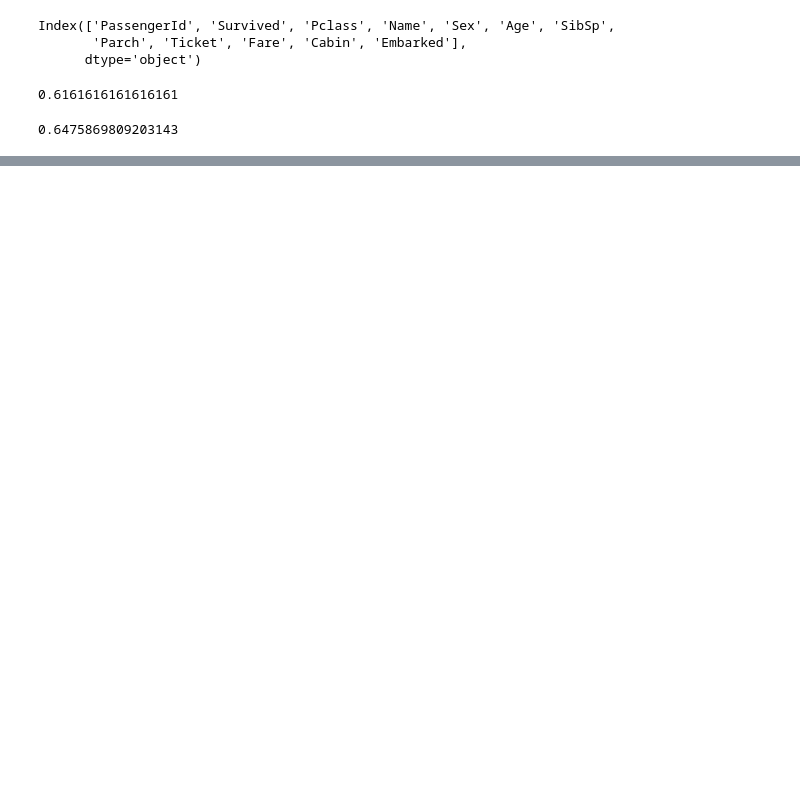
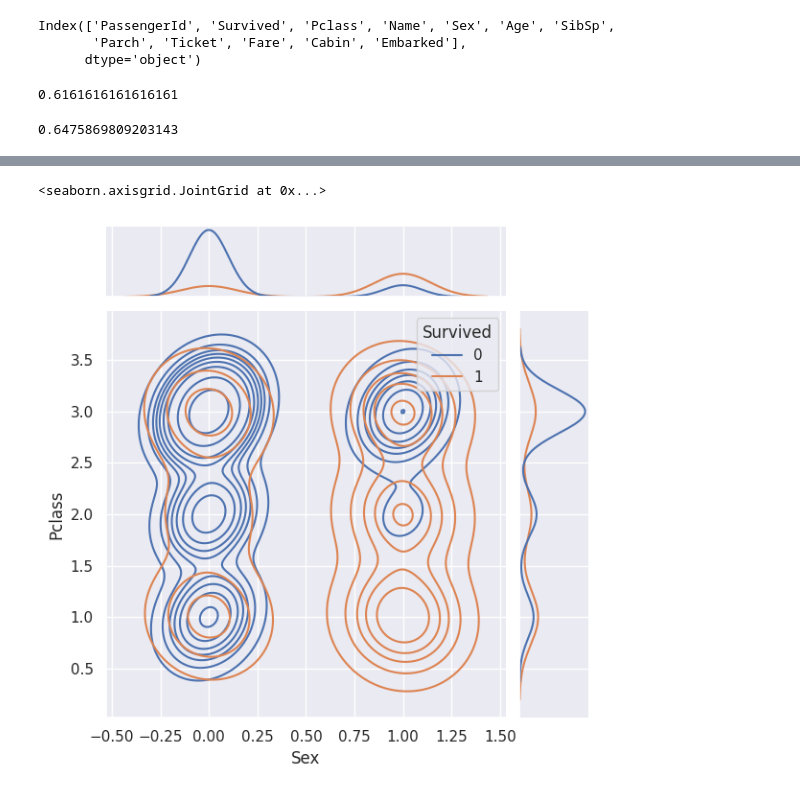
Before and after one commit to AbhikChowdhury6/codingChallenges, a Jupyter notebook: kaggle/competitions/gettingStarted/titanic/titanicExploration.ipynb, the cells around one changed output, grey strips where cells are left out. Cells and saved outputs as stored; diff of their text form; code cells hidden in the pictures; blank space fills up the shorter version.

```diff
--- a/kaggle/competitions/gettingStarted/titanic/titanicExploration.ipynb
+++ b/kaggle/competitions/gettingStarted/titanic/titanicExploration.ipynb
@@ -21,0 +100,5 @@ train_df["Sex"].map(lambda x: int(x == "male")).mean()
+# %%
+sns.jointplot(data = train_df, x=train_df["Sex"] == "female", y="Pclass", hue="Survived", kind="kde")
+# %% [output]
+<seaborn.axisgrid.JointGrid at 0x...>
+[figure, added]
```
Also changed, not shown: parts of 11 cells of this notebook.
